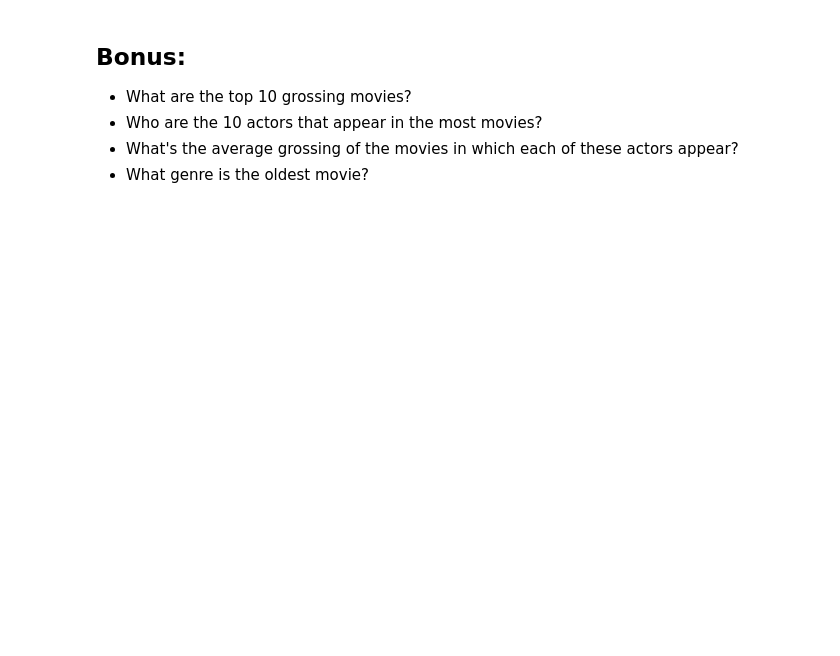
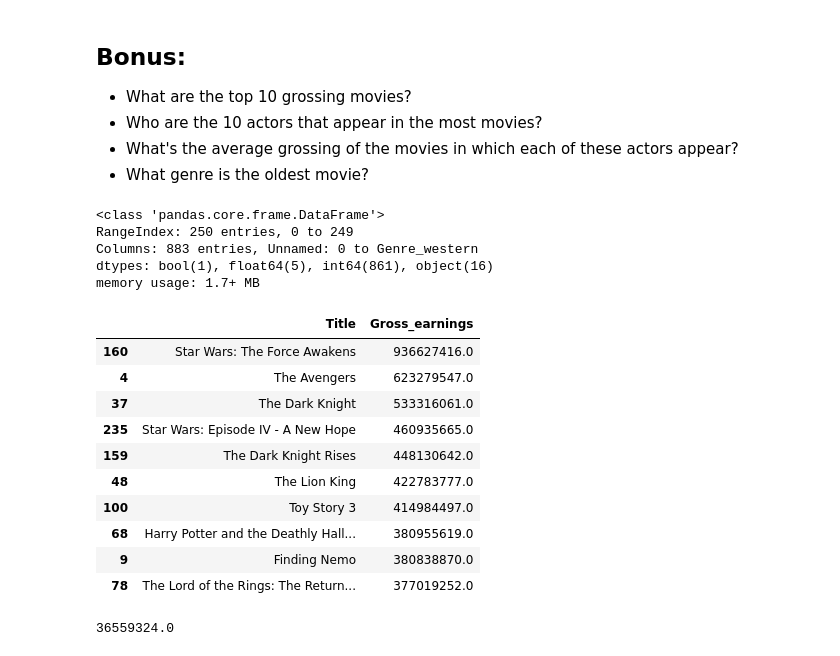
Before and after one commit to spockl/ga-dsi-1, a Jupyter notebook: curriculum/week-06/2.4-lab-servers-JSON-APIs/code/starter-code/w6d2-lab-servers-json-APIs-starter-code-joce.ipynb, the cells around one changed output. Cells and saved outputs as stored; diff of their text form; code cells hidden in the pictures; blank space fills up the shorter version.

```diff
--- a/curriculum/week-06/2.4-lab-servers-JSON-APIs/code/starter-code/w6d2-lab-servers-json-APIs-starter-code-joce.ipynb
+++ b/curriculum/week-06/2.4-lab-servers-JSON-APIs/code/starter-code/w6d2-lab-servers-json-APIs-starter-code-joce.ipynb
@@ -230,3 +366,5 @@ The OMDB API is great, but it does not provide information about Gross Revenue o
+# %%
+df = pd.read_csv("imdb_lab.csv", encoding="utf-8")
 # %% [markdown]
 ## 5.d Text vectorization
 
@@ -237,0 +378,14 @@ Append these columns to the merged dataframe.
+# %%
+vectorizer = feature_extraction.text.CountVectorizer(token_pattern=u'(?u)\w+.?\w?.? \w+')
+actors_df = vectorizer.fit_transform(df["Actors"]).todense()
+actor_names = vectorizer.get_feature_names()
+# %%
+vectorizer = feature_extraction.text.CountVectorizer()
+genre_df = vectorizer.fit_transform(df["Genre"]).todense()
+genre_names = vectorizer.get_feature_names()
+# %%
+for i,j in enumerate(actor_names):
+    df["Actor_"+j.replace(" ", "_")] = actors_df[:,i]
+
+for i,j in enumerate(genre_names):
+    df["Genre_"+j.replace(" ", "_")] = genre_df[:,i]
@@ -242,3 +408,11 @@ Append these columns to the merged dataframe.
 - Who are the 10 actors that appear in the most movies?
 - What's the average grossing of the movies in which each of these actors appear?
 - What genre is the oldest movie?
+# %%
+df.info()
+# %% [output]
+<class 'pandas.core.frame.DataFrame'>
+RangeIndex: 250 entries, 0 to 249
+Columns: 883 entries, Unnamed: 0 to Genre_western
+dtypes: bool(1), float64(5), int64(861), object(16)
+memory usage: 1.7+ MB
@@ -244,0 +421,14 @@ Append these columns to the merged dataframe.
+# %%
+df[["Title", "Gross_earnings"]].sort_values(by="Gross_earnings", ascending=False).head(10)
+# %% [output]
+|  | Title | Gross_earnings |
+| 160 | Star Wars: The Force Awakens | 936627416.0 |
+| 4 | The Avengers | 623279547.0 |
+| 37 | The Dark Knight | 533316061.0 |
+| 235 | Star Wars: Episode IV - A New Hope | 460935665.0 |
+| 159 | The Dark Knight Rises | 448130642.0 |
+| 48 | The Lion King | 422783777.0 |
+| 100 | Toy Story 3 | 414984497.0 |
+| 68 | Harry Potter and the Deathly Hall... | 380955619.0 |
+| 9 | Finding Nemo | 380838870.0 |
+| 78 | The Lord of the Rings: The Return... | 377019252.0 |
@@ -244,0 +441,4 @@ Append these columns to the merged dataframe.
+# %%
+df["Gross_earnings"][df["Actor_"+top_10_actors[0]]==1].mean()
+# %% [output]
+36559324.0
```
Also changed, not shown: parts of 47 cells of this notebook, 6 other files.
